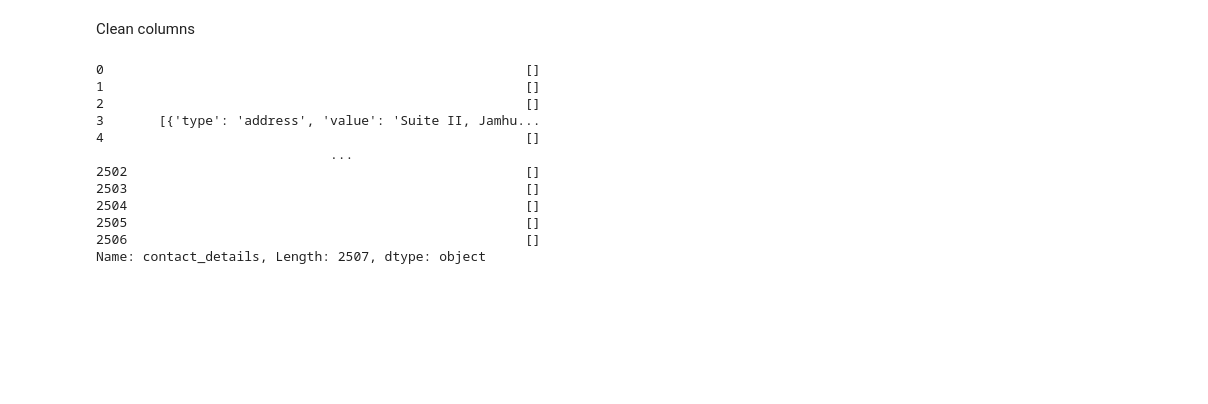
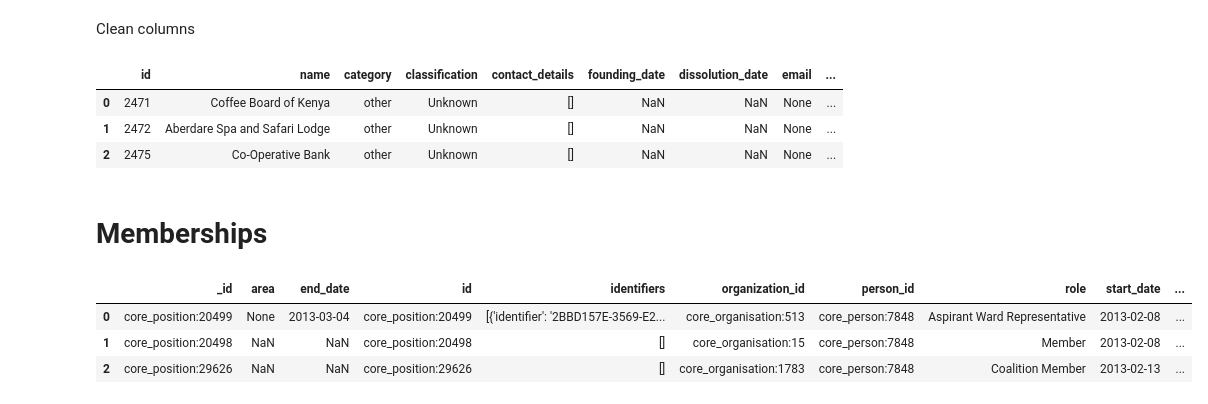
Before and after one commit to 4bic/mzalendo-wrangler, a Jupyter notebook: Mzalendo_Wrangler/mzalendo_ke_legislators_wrangler.ipynb, the cells around one changed output. Drawn from its saved outputs; the diff is of its cells as text; code cells hidden in the pictures; blank space fills up the shorter version.

Commit message:
get on with memberships

```diff
--- a/Mzalendo_Wrangler/mzalendo_ke_legislators_wrangler.ipynb
+++ b/Mzalendo_Wrangler/mzalendo_ke_legislators_wrangler.ipynb
@@ -190,18 +190,13 @@ data_org['id'] = data_org['id'].apply(lambda x: clean_id(x))
 data_org['email'] = data_org['contact_details'].apply(lambda x: get_email(x)  )
 # add phone no.'s
 data_org['phone'] = data_org['contact_details'].apply(lambda x: get_phone(x)  )
+# add addreses
+data_org['address'] = data_org['contact_details'].apply(lambda x: get_address(x)  )
+
+
+data_org.head(3)
+# %% [output]
+|  | id | name | category | classification | contact_details | founding_date | dissolution_date | email | ... |
+| 0 | 2471 | Coffee Board of Kenya | other | Unknown | [] | NaN | NaN | None | ... |
+| 1 | 2472 | Aberdare Spa and Safari Lodge | other | Unknown | [] | NaN | NaN | None | ... |
+| 2 | 2475 | Co-Operative Bank | other | Unknown | [] | NaN | NaN | None | ... |
-# %%
-data_org['contact_details']
-# %% [output]
-0                                                      []
-1                                                      []
-2                                                      []
-3       [{'type': 'address', 'value': 'Suite II, Jamhu...
-4                                                      []
-                              ...
-2502                                                   []
-2503                                                   []
-2504                                                   []
-2505                                                   []
-2506                                                   []
-Name: contact_details, Length: 2507, dtype: object
@@ -207,0 +205,11 @@ Name: contact_details, Length: 2507, dtype: object
+# %% [markdown]
+# Memberships
+# %%
+data_mb = pd.read_json(memberships)
+
+data_mb.head(3)
+# %% [output]
+|  | _id | area | end_date | id | identifiers | organization_id | person_id | role | start_date | ... |
+| 0 | core_position:20499 | None | 2013-03-04 | core_position:20499 | [{'identifier': '2BBD157E-3569-E2... | core_organisation:513 | core_person:7848 | Aspirant Ward Representative | 2013-02-08 | ... |
+| 1 | core_position:20498 | NaN | NaN | core_position:20498 | [] | core_organisation:15 | core_person:7848 | Member | 2013-02-08 | ... |
+| 2 | core_position:29626 | NaN | NaN | core_position:29626 | [] | core_organisation:1783 | core_person:7848 | Coalition Member | 2013-02-13 | ... |
```
Also changed, not shown: parts of 3 cells of this notebook.
